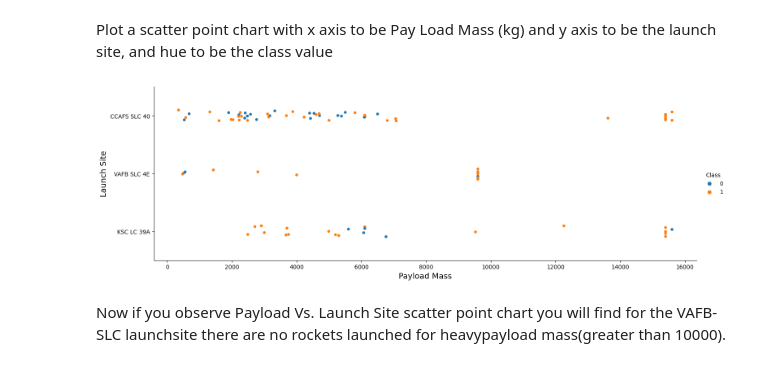
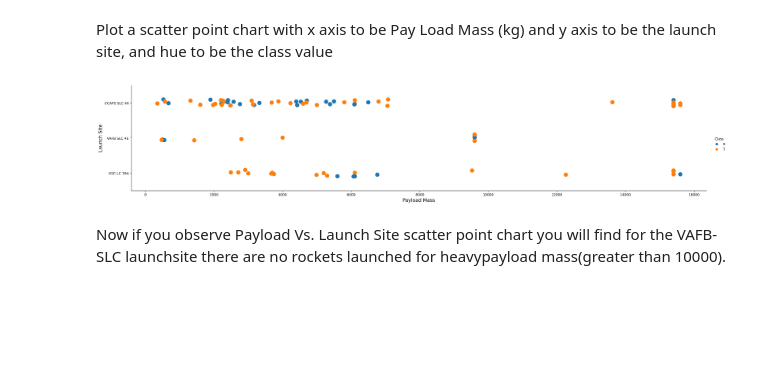
Before and after one commit to xxxAleksandrxxx/Coursera-IBM, a Jupyter notebook: 10 capstone_project/w02-2 - Exploratory Data Analysis with Visualisation_cleaned.ipynb, the cells around one changed output. Drawn from its saved outputs; the diff is of its cells as text; code cells hidden in the pictures; blank space fills up the shorter version.

```diff
--- a/10 capstone_project/w02-2 - Exploratory Data Analysis with Visualisation_cleaned.ipynb
+++ b/10 capstone_project/w02-2 - Exploratory Data Analysis with Visualisation_cleaned.ipynb
@@ -114,16 +210,17 @@ Plot a scatter point chart with x axis to be Pay Load Mass (kg) and y axis to be
 # %%
 sns.catplot(
     x='PayloadMass',
     y='LaunchSite',
     hue='Class',
     data=df,
-    aspect=3
+    aspect=5,
+    s=150
 )
 plt.xlabel("Payload Mass",fontsize=14)
 plt.ylabel("Launch Site",fontsize=14)
 plt.show()
 # %% [output]
-[figure, old version]
+[figure, new version]
 # %% [markdown]
 Now if you observe Payload Vs. Launch Site scatter point chart you will find for the VAFB-SLC  launchsite there are no  rockets  launched for  heavypayload mass(greater than 10000).
 # %% [markdown]
```
Also changed, not shown: parts of 17 cells of this notebook.
